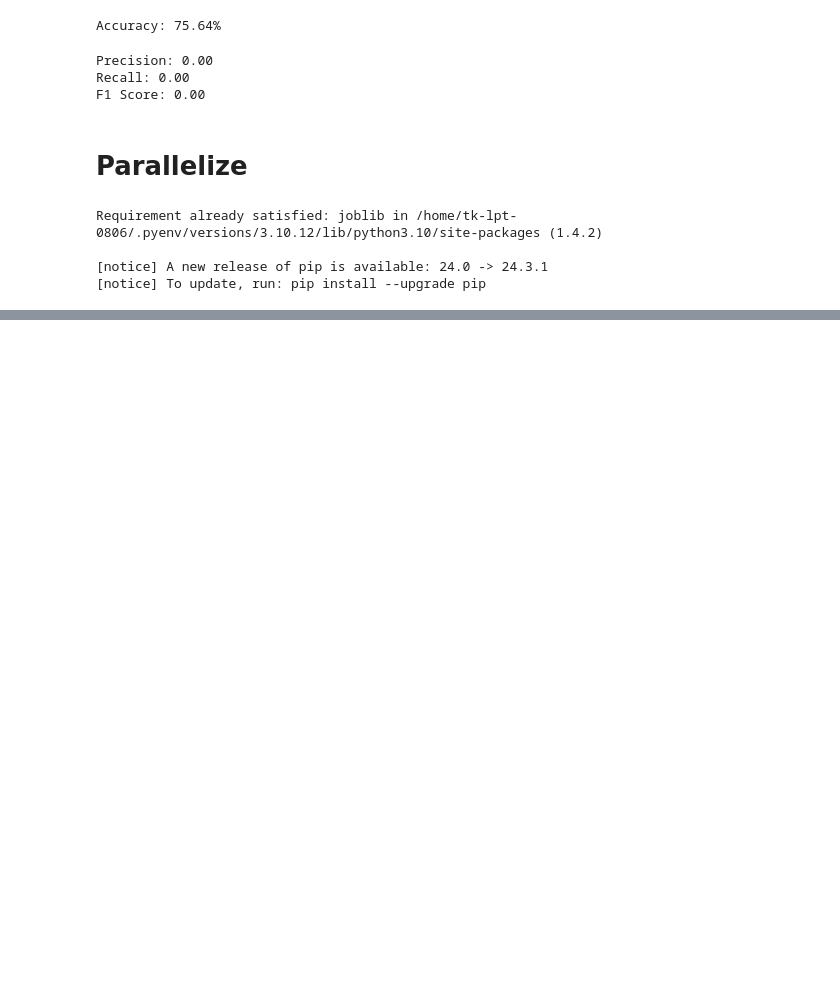
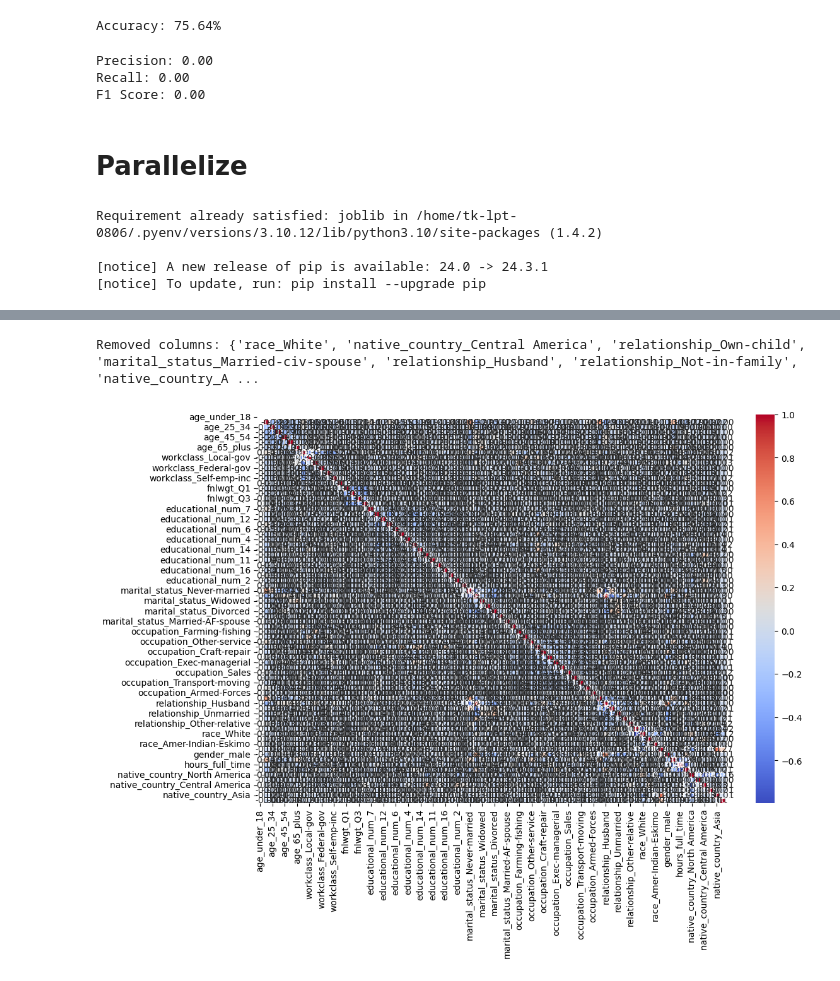
Before and after one commit to AsadKhalil/NeuralFCA, a Jupyter notebook: OSDA_Project.ipynb, the cells around one changed output, grey strips where cells are left out. Saved outputs shown, nothing was run; the diff lists cells and outputs as text; code cells hidden in the pictures; blank space fills up the shorter version.

```diff
--- a/OSDA_Project.ipynb
+++ b/OSDA_Project.ipynb
@@ -1022,0 +1148,25 @@ print(f"Prediction Probabilities: {y_probs_all}")
+# %%
+import seaborn as sns
+import matplotlib.pyplot as plt
+
+# Calculate the correlation matrix
+correlation_matrix = X_binarized.corr()
+
+# Plot the heatmap to visually inspect correlations
+plt.figure(figsize=(12, 8))
+sns.heatmap(correlation_matrix, annot=True, cmap='coolwarm', fmt=".2f", linewidths=0.5)
+
+# Drop highly correlated features
+threshold = 0.5  # You can adjust this threshold
+drop_columns = set()
+for i in range(len(correlation_matrix.columns)):
+    for j in range(i):
+        if abs(correlation_matrix.iloc[i, j]) > threshold:
+            colname = correlation_matrix.columns[i]
+            drop_columns.add(colname)
+
+X_reduced = X_binarized.drop(columns=drop_columns)
+print(f'Removed columns: {drop_columns}')
+# %% [output]
+Removed columns: {'race_White', 'native_country_Central America', 'relationship_Own-child', 'marital_status_Married-civ-spouse', 'relationship_Husband', 'relationship_Not-in-family', 'native_country_A ...
+[figure, added]
```
Also changed, not shown: parts of 22 cells of this notebook, 2 other files.
